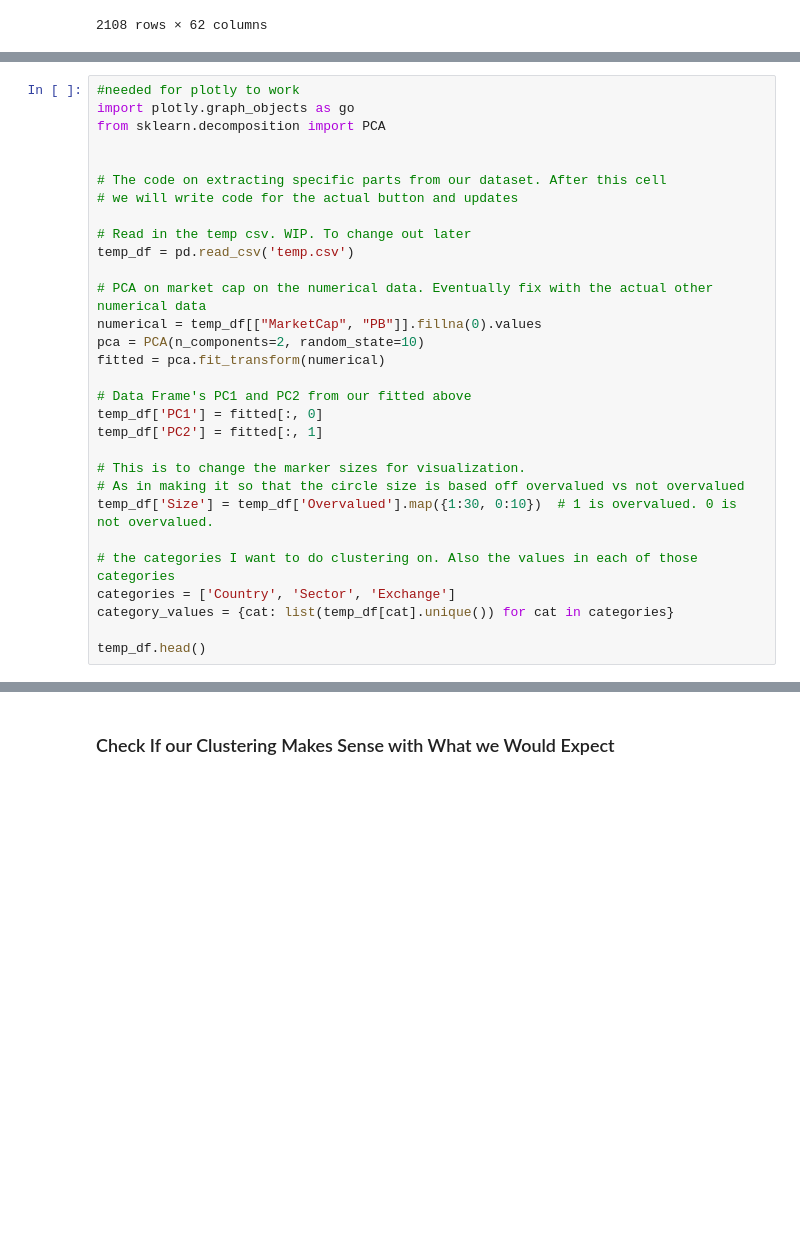
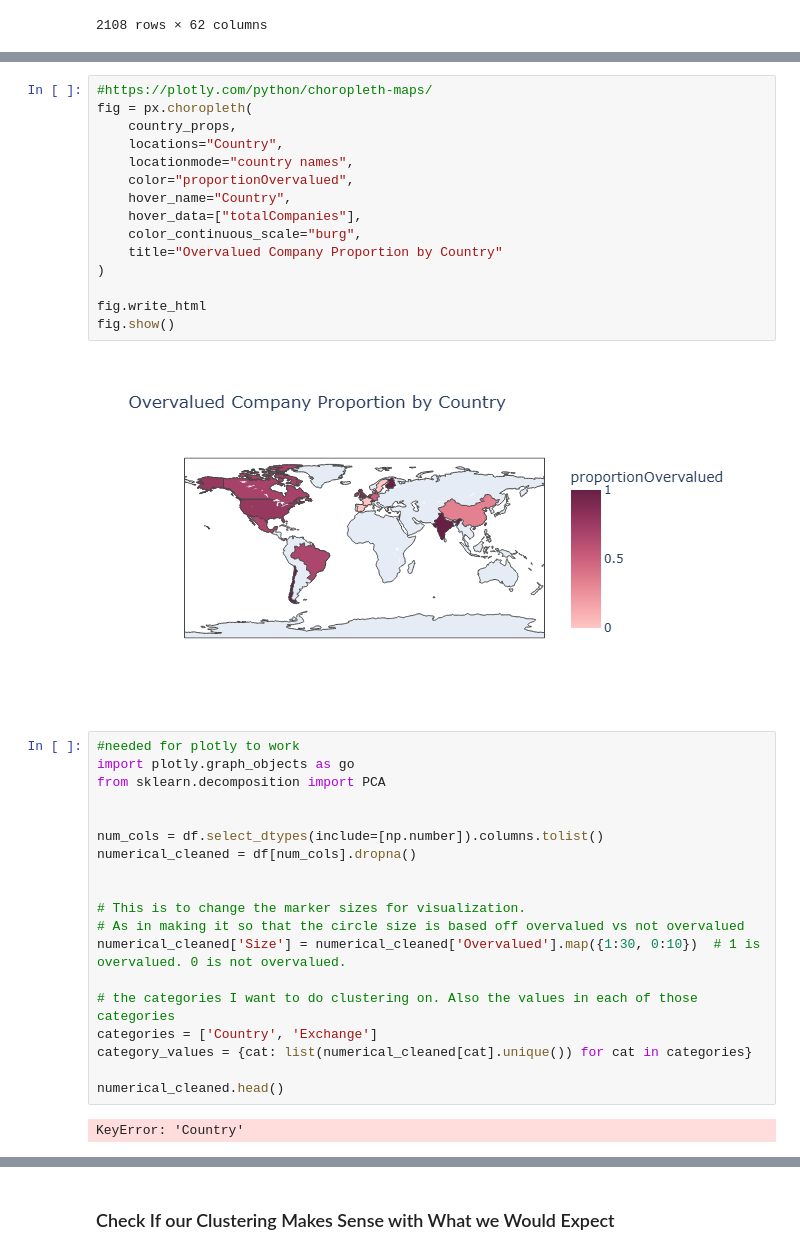
Before and after one commit to VoW314/Analytics-Spring-25, a Jupyter notebook: Team_Project.ipynb, the cells around one changed output, grey strips where cells are left out. Cells and saved outputs as stored; diff of their text form; blank space fills up the shorter version.

```diff
--- a/Team_Project.ipynb
+++ b/Team_Project.ipynb
@@ -268,33 +411,41 @@ Understanding if specific countries, sectors/industries, or exchanges tend to ha
+# %%
+#https://plotly.com/python/choropleth-maps/
+fig = px.choropleth(
+    country_props,
+    locations="Country",
+    locationmode="country names",
+    color="proportionOvervalued",
+    hover_name="Country",
+    hover_data=["totalCompanies"],
+    color_continuous_scale="burg",
+    title="Overvalued Company Proportion by Country"
+)
+
+fig.write_html
+fig.show()
+# %% [output]
+[figure, added]
 # %%
 #needed for plotly to work
 import plotly.graph_objects as go
 from sklearn.decomposition import PCA
 
 
-# The code on extracting specific parts from our dataset. After this cell
-# we will write code for the actual button and updates
+num_cols = df.select_dtypes(include=[np.number]).columns.tolist()
+numerical_cleaned = df[num_cols].dropna()
 
-# Read in the temp csv. WIP. To change out later
-temp_df = pd.read_csv('temp.csv')
-
-# PCA on market cap on the numerical data. Eventually fix with the actual other numerical data
-numerical = temp_df[["MarketCap", "PB"]].fillna(0).values
-pca = PCA(n_components=2, random_state=10)
-fitted = pca.fit_transform(numerical)
-
-# Data Frame's PC1 and PC2 from our fitted above
-temp_df['PC1'] = fitted[:, 0]
-temp_df['PC2'] = fitted[:, 1]
 
 # This is to change the marker sizes for visualization.
 # As in making it so that the circle size is based off overvalued vs not overvalued
-temp_df['Size'] = temp_df['Overvalued'].map({1:30, 0:10})  # 1 is overvalued. 0 is not overvalued.
+numerical_cleaned['Size'] = numerical_cleaned['Overvalued'].map({1:30, 0:10})  # 1 is overvalued. 0 is not overvalued.
 
 # the categories I want to do clustering on. Also the values in each of those categories
-categories = ['Country', 'Sector', 'Exchange']
-category_values = {cat: list(temp_df[cat].unique()) for cat in categories}
+categories = ['Country', 'Exchange']
+category_values = {cat: list(numerical_cleaned[cat].unique()) for cat in categories}
 
-temp_df.head()
+numerical_cleaned.head()
+# %% [output]
+KeyError: 'Country'
 # %%
 # Create the Interactive Scatter Chart using Plotly Go
 """
```
Also changed, not shown: parts of 51 cells of this notebook, 2 other files.
